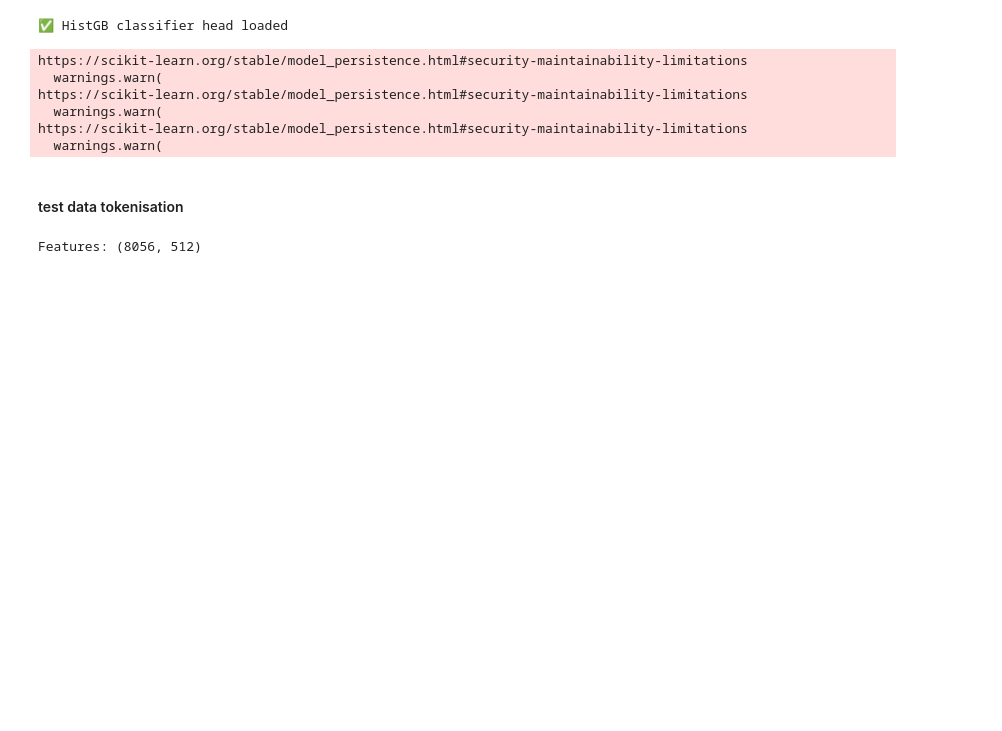
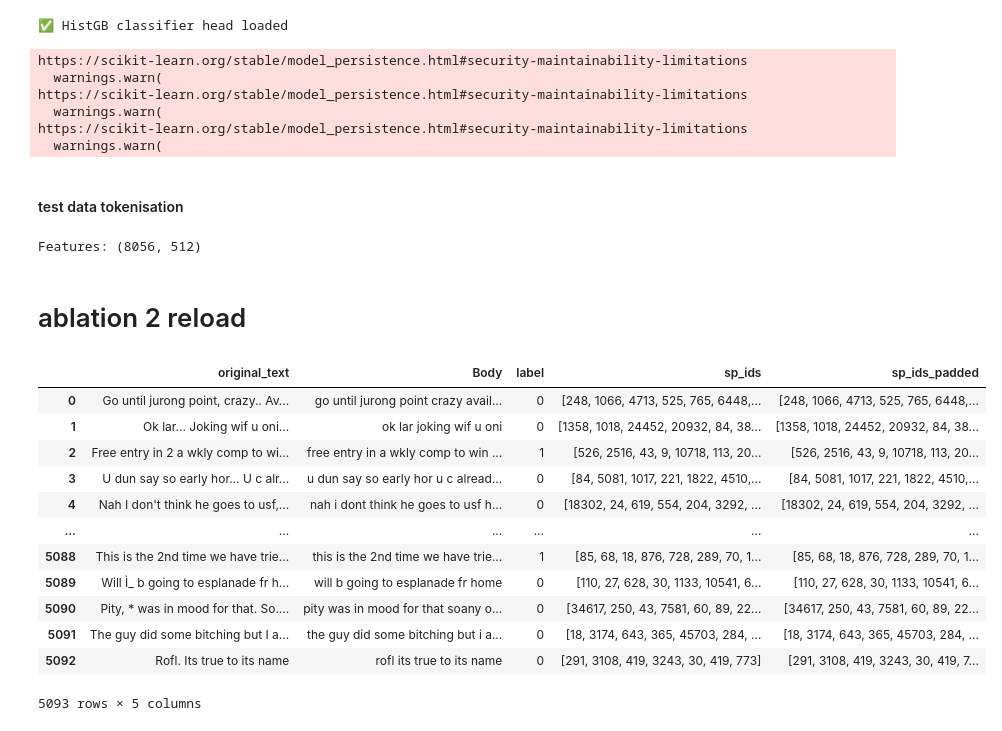
Before and after one commit to dioneyongkx/dsa4213, a Jupyter notebook: Features/encoding/bilstm_pipeline/biLSTM_reloader.ipynb, the cells around one changed output. Saved outputs shown, nothing was run; the diff lists cells and outputs as text; code cells hidden in the pictures; blank space fills up the shorter version.

Commit message:
preprocessed cross domain data for subha

```diff
--- a/Features/encoding/bilstm_pipeline/biLSTM_reloader.ipynb
+++ b/Features/encoding/bilstm_pipeline/biLSTM_reloader.ipynb
@@ -254,3 +254,33 @@ assert X_te.shape[1] == feat_dim, f"feat dim mismatch: {X_te.shape[1]} vs meta {
 print("Features:", X_te.shape)
 # %% [output]
 Features: (8056, 512)
+# %% [markdown]
+# ablation 2 reload
+# %%
+g = torch.Generator()
+g.manual_seed(SEED)
+
+cross_dom_df = pd.read_csv('clean_data_bilstm/cross_domain_clean.csv')
+cross_dom_df.rename(columns = {'cleaned':'Body'},inplace=True)
+cross_dom_df = vocab_to_id_mapper(cross_dom_df,256,sp)
+cross_dom_ds  = TextDS(cross_dom_df['sp_ids_padded'].values, cross_dom_df['label'].values)
+assert cross_dom_df['sp_ids_padded'].apply(len).eq(256).all()
+cross_dom_dl  = DataLoader(cross_dom_ds, batch_size=128, shuffle=False,
+                      num_workers=2, pin_memory=True,
+                      worker_init_fn=seed_worker, generator=g)
+# %%
+cross_dom_df
+# %% [output]
+|  | original_text | Body | label | sp_ids | sp_ids_padded |
+| 0 | Go until jurong point, crazy.. Av... | go until jurong point crazy avail... | 0 | [248, 1066, 4713, 525, 765, 6448,... | [248, 1066, 4713, 525, 765, 6448,... |
+| 1 | Ok lar... Joking wif u oni... | ok lar joking wif u oni | 0 | [1358, 1018, 24452, 20932, 84, 38... | [1358, 1018, 24452, 20932, 84, 38... |
+| 2 | Free entry in 2 a wkly comp to wi... | free entry in a wkly comp to win ... | 1 | [526, 2516, 43, 9, 10718, 113, 20... | [526, 2516, 43, 9, 10718, 113, 20... |
+| 3 | U dun say so early hor... U c alr... | u dun say so early hor u c alread... | 0 | [84, 5081, 1017, 221, 1822, 4510,... | [84, 5081, 1017, 221, 1822, 4510,... |
+| 4 | Nah I don't think he goes to usf,... | nah i dont think he goes to usf h... | 0 | [18302, 24, 619, 554, 204, 3292, ... | [18302, 24, 619, 554, 204, 3292, ... |
+| ... | ... | ... | ... | ... | ... |
+| 5088 | This is the 2nd time we have trie... | this is the 2nd time we have trie... | 1 | [85, 68, 18, 876, 728, 289, 70, 1... | [85, 68, 18, 876, 728, 289, 70, 1... |
+| 5089 | Will Ì_ b going to esplanade fr h... | will b going to esplanade fr home | 0 | [110, 27, 628, 30, 1133, 10541, 6... | [110, 27, 628, 30, 1133, 10541, 6... |
+| 5090 | Pity, * was in mood for that. So.... | pity was in mood for that soany o... | 0 | [34617, 250, 43, 7581, 60, 89, 22... | [34617, 250, 43, 7581, 60, 89, 22... |
+| 5091 | The guy did some bitching but I a... | the guy did some bitching but i a... | 0 | [18, 3174, 643, 365, 45703, 284, ... | [18, 3174, 643, 365, 45703, 284, ... |
+| 5092 | Rofl. Its true to its name | rofl its true to its name | 0 | [291, 3108, 419, 3243, 30, 419, 773] | [291, 3108, 419, 3243, 30, 419, 7... |
+5093 rows × 5 columns
```
Also changed, not shown: 1 other file.
